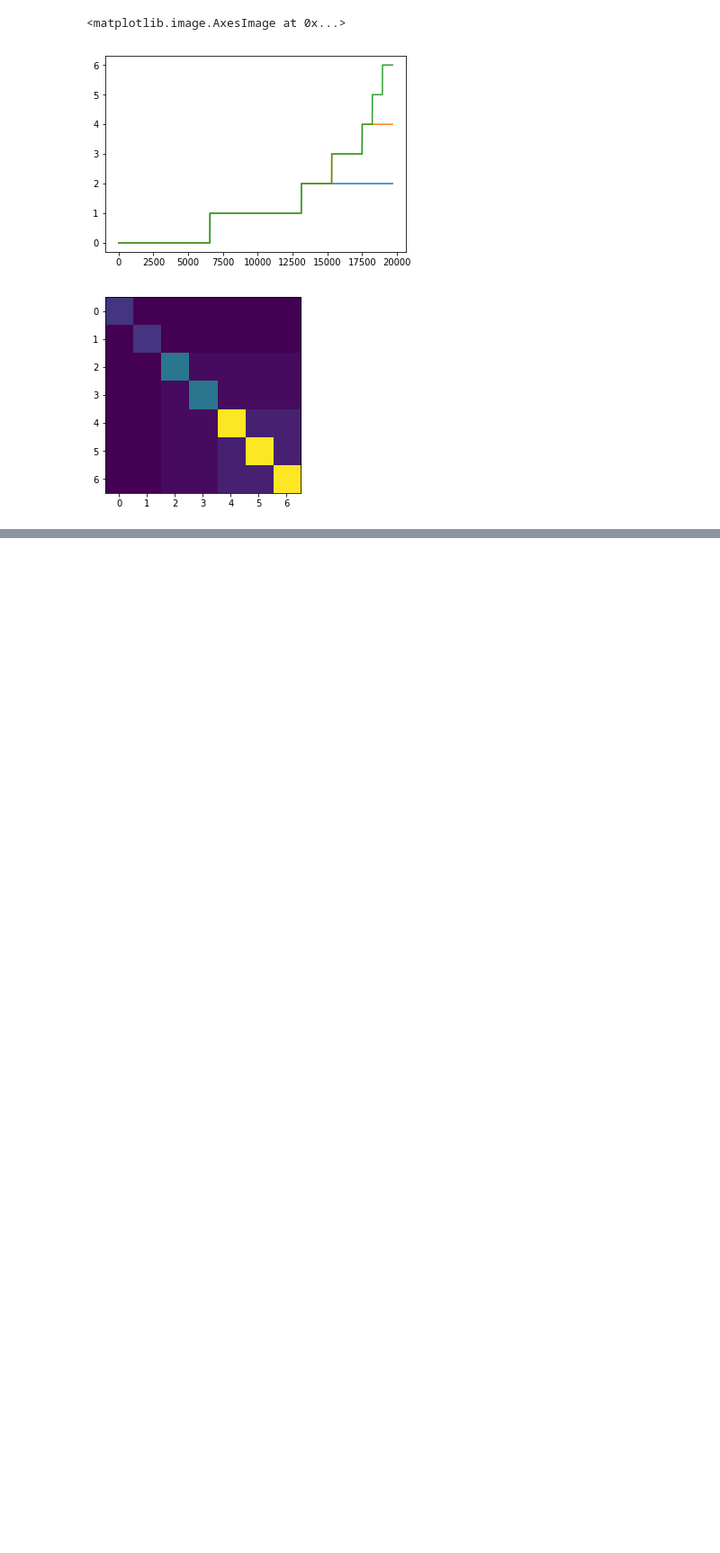
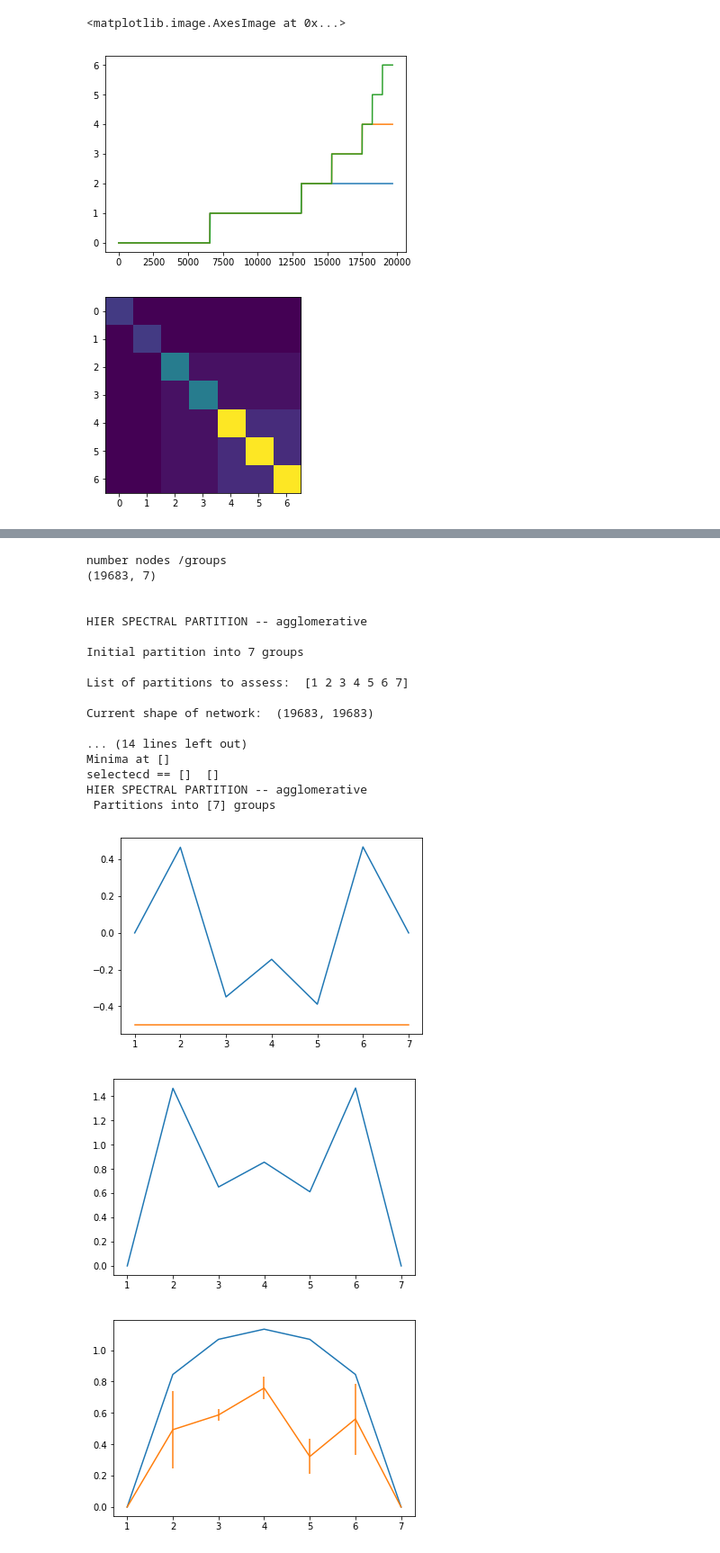
Before and after one commit to michaelschaub/HierarchicalCommunityDetection, a Jupyter notebook: code/asym_network_debugging.ipynb, the cells around one changed output, grey strips where cells are left out. Shown: that part at 90% size. Cells and saved outputs as stored; diff of their text form; code cells hidden in the pictures; blank space fills up the shorter version.

```diff
--- a/code/asym_network_debugging.ipynb
+++ b/code/asym_network_debugging.ipynb
@@ -110,0 +106,24 @@ D_actual.node[0]['children']
+# %%
+import spectral_algorithms_new as spectral_new
+inf_pvec = spectral_new.hier_spectral_partition(A, reps=20)
+# %% [output]
+number nodes /groups
+(19683, 7)
+
+
+HIER SPECTRAL PARTITION -- agglomerative
+
+Initial partition into 7 groups
+
+List of partitions to assess:  [1 2 3 4 5 6 7]
+
+Current shape of network:  (19683, 19683)
+
+... (14 lines left out)
+Minima at []
+selectecd == []  []
+HIER SPECTRAL PARTITION -- agglomerative
+ Partitions into [7] groups
+[figure, added]
+[figure, added]
+[figure, added]
```
Also changed, not shown: parts of 8 cells of this notebook, 5 other files.
